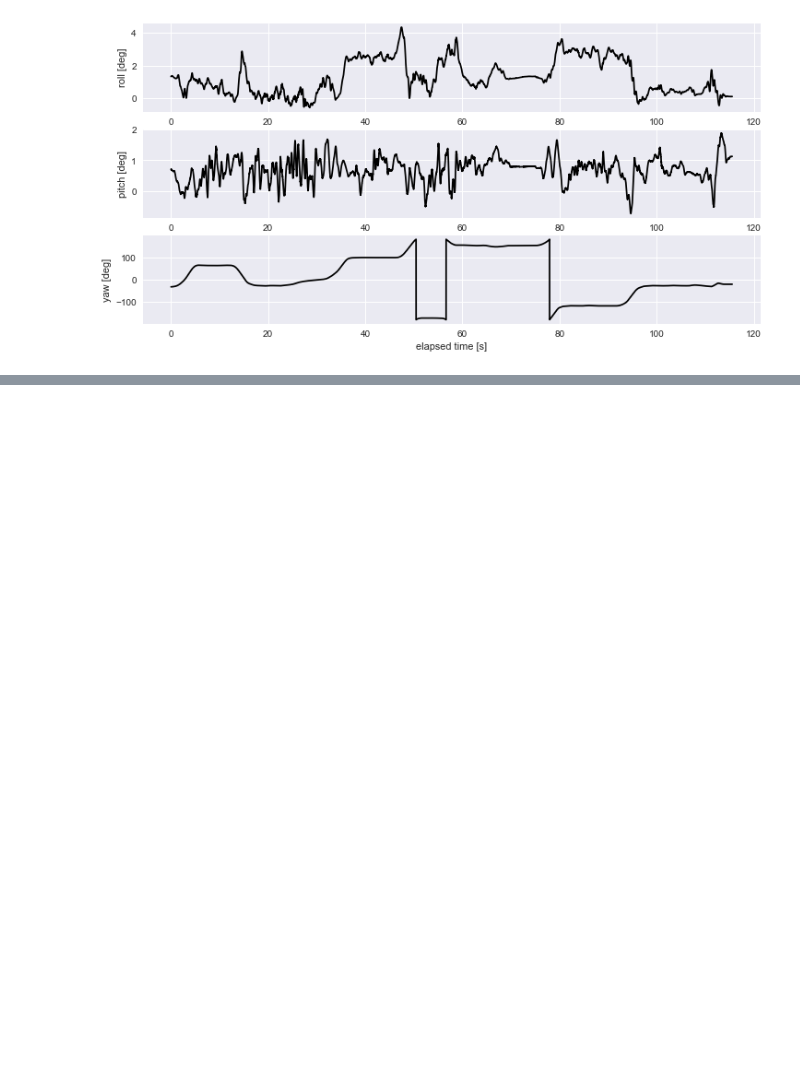
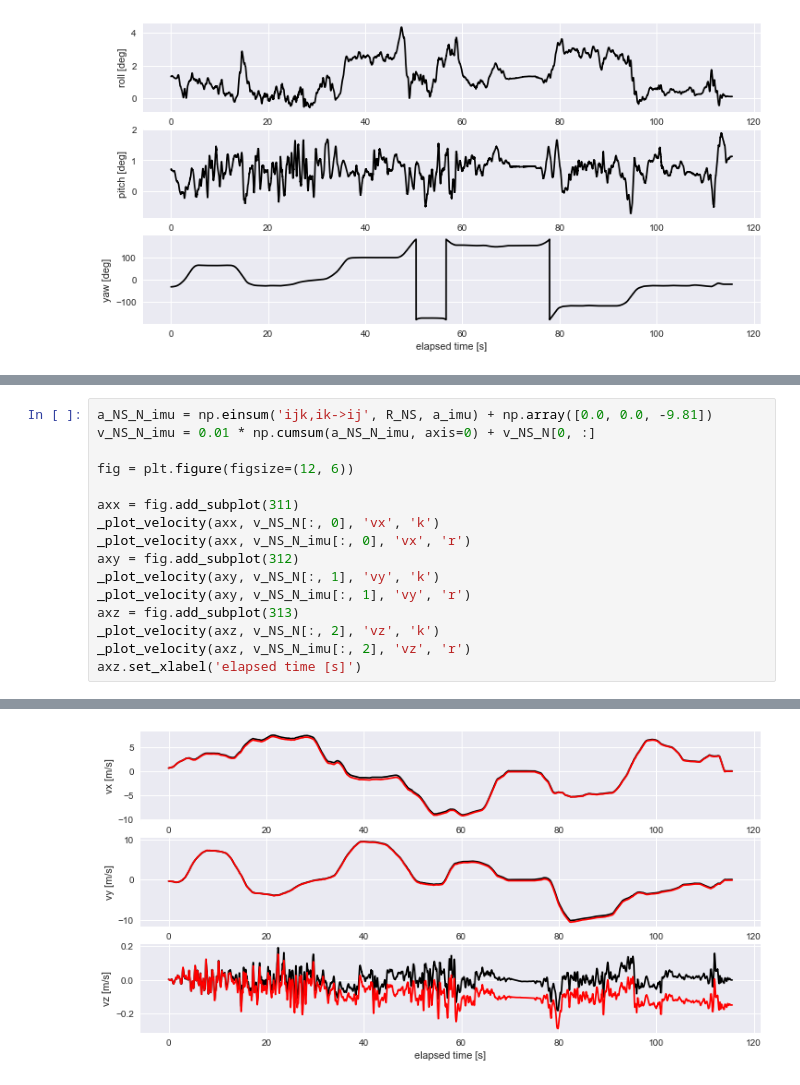
Before and after one commit to jmwalls/odometry, a Jupyter notebook: kitti.ipynb, the cells around one changed output, grey strips where cells are left out. Drawn from its saved outputs; the diff is of its cells as text; blank space fills up the shorter version.

```diff
--- a/kitti.ipynb
+++ b/kitti.ipynb
@@ -103,0 +143,17 @@ ax.legend()
+# %%
+a_NS_N_imu = np.einsum('ijk,ik->ij', R_NS, a_imu) + np.array([0.0, 0.0, -9.81])
+v_NS_N_imu = 0.01 * np.cumsum(a_NS_N_imu, axis=0) + v_NS_N[0, :]
+
+fig = plt.figure(figsize=(12, 6))
+
+axx = fig.add_subplot(311)
+_plot_velocity(axx, v_NS_N[:, 0], 'vx', 'k')
+_plot_velocity(axx, v_NS_N_imu[:, 0], 'vx', 'r')
+axy = fig.add_subplot(312)
+_plot_velocity(axy, v_NS_N[:, 1], 'vy', 'k')
+_plot_velocity(axy, v_NS_N_imu[:, 1], 'vy', 'r')
+axz = fig.add_subplot(313)
+_plot_velocity(axz, v_NS_N[:, 2], 'vz', 'k')
+_plot_velocity(axz, v_NS_N_imu[:, 2], 'vz', 'r')
+axz.set_xlabel('elapsed time [s]')
+# %% [output]
@@ -103,0 +161 @@ ax.legend()
+[figure, added]
```
Also changed, not shown: parts of 9 cells of this notebook, 6 other files.
